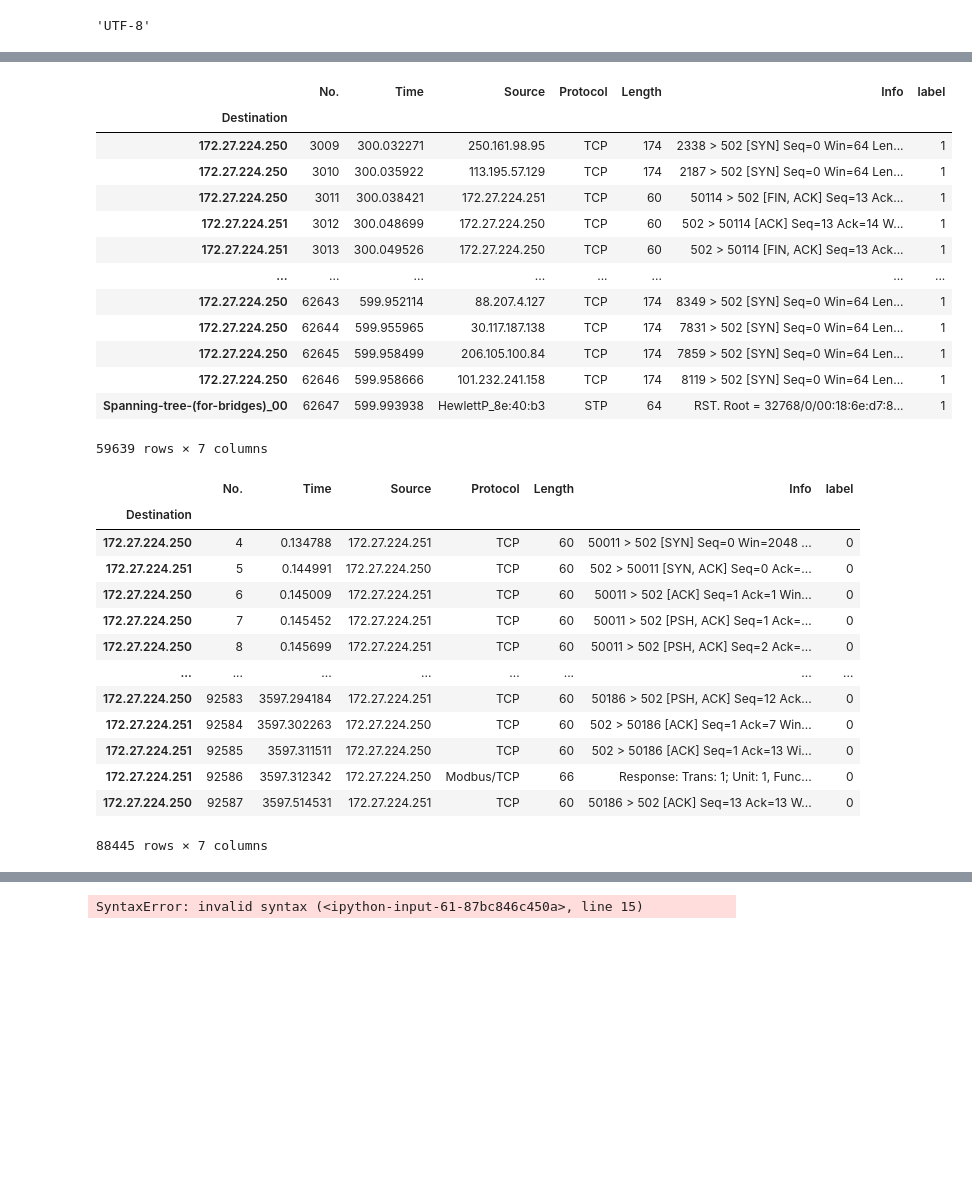
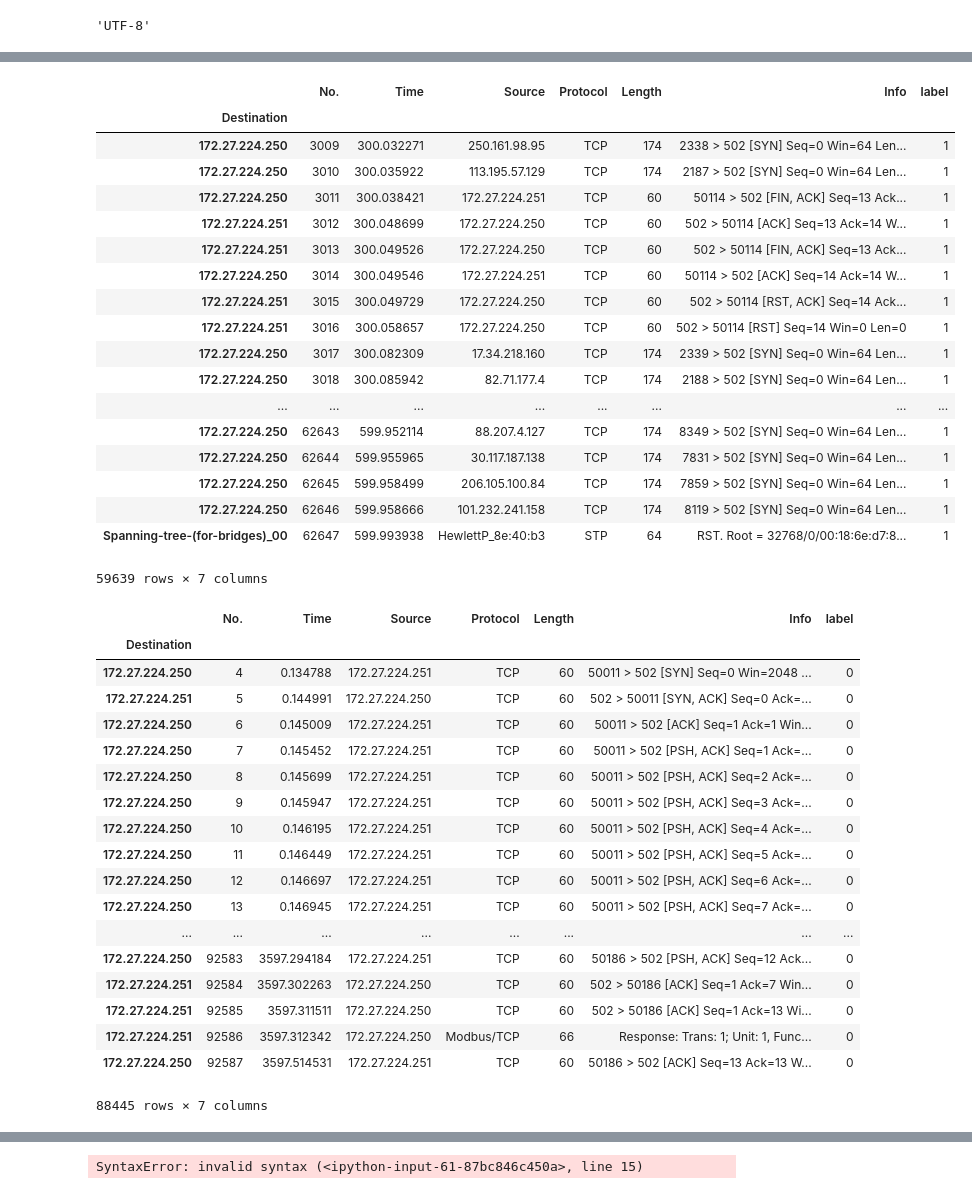
Before and after one commit to llllssss94/Modbus_AD, a Jupyter notebook: Thummim.ipynb, the cells around one changed output, grey strips where cells are left out. Cells and saved outputs as stored; diff of their text form; code cells hidden in the pictures; blank space fills up the shorter version.

```diff
--- a/Thummim.ipynb
+++ b/Thummim.ipynb
@@ -14,5 +90,4 @@ sys.stdout.encoding
 # %%
-data = pd.read_csv("/home/inns-sw/Thummim/datasets/tcpSYNflood5m-1h.csv", encoding="CP949")
+data = pd.read_csv("/home/inns-mainframe-1/Documents/GitHub/Modbus_AD/datasets/tcpSYNflood5m-1h.csv", encoding="CP949")
 # print(data.Source)
 data = data[["No.", "Time", "Source", "Destination", "Protocol", "Length", "Info"]]
-data
@@ -36,24 +97,29 @@ data = data.set_index(['Destination'])
 # %%
 label = []
 for line in data["Time"]:
     if line >= 300 and line <= 600:
         label.append(1)
     else:
         label.append(0)
 
 
 label = np.array(label)
 data["label"] = label
 
-data[data["label"] == 1]
+nor = data[data["label"] == 1]
 # %% [output]
 |  | No. | Time | Source | Protocol | Length | Info | label |
 | Destination |  |  |  |  |  |  |  |
 | 172.27.224.250 | 3009 | 300.032271 | 250.161.98.95 | TCP | 174 | 2338 > 502 [SYN] Seq=0 Win=64 Len... | 1 |
 | 172.27.224.250 | 3010 | 300.035922 | 113.195.57.129 | TCP | 174 | 2187 > 502 [SYN] Seq=0 Win=64 Len... | 1 |
 | 172.27.224.250 | 3011 | 300.038421 | 172.27.224.251 | TCP | 60 | 50114 > 502 [FIN, ACK] Seq=13 Ack... | 1 |
 | 172.27.224.251 | 3012 | 300.048699 | 172.27.224.250 | TCP | 60 | 502 > 50114 [ACK] Seq=13 Ack=14 W... | 1 |
 | 172.27.224.251 | 3013 | 300.049526 | 172.27.224.250 | TCP | 60 | 502 > 50114 [FIN, ACK] Seq=13 Ack... | 1 |
+| 172.27.224.250 | 3014 | 300.049546 | 172.27.224.251 | TCP | 60 | 50114 > 502 [ACK] Seq=14 Ack=14 W... | 1 |
+| 172.27.224.251 | 3015 | 300.049729 | 172.27.224.250 | TCP | 60 | 502 > 50114 [RST, ACK] Seq=14 Ack... | 1 |
+| 172.27.224.251 | 3016 | 300.058657 | 172.27.224.250 | TCP | 60 | 502 > 50114 [RST] Seq=14 Win=0 Len=0 | 1 |
+| 172.27.224.250 | 3017 | 300.082309 | 17.34.218.160 | TCP | 174 | 2339 > 502 [SYN] Seq=0 Win=64 Len... | 1 |
+| 172.27.224.250 | 3018 | 300.085942 | 82.71.177.4 | TCP | 174 | 2188 > 502 [SYN] Seq=0 Win=64 Len... | 1 |
 | ... | ... | ... | ... | ... | ... | ... | ... |
 | 172.27.224.250 | 62643 | 599.952114 | 88.207.4.127 | TCP | 174 | 8349 > 502 [SYN] Seq=0 Win=64 Len... | 1 |
 | 172.27.224.250 | 62644 | 599.955965 | 30.117.187.138 | TCP | 174 | 7831 > 502 [SYN] Seq=0 Win=64 Len... | 1 |
@@ -75,6 +141,11 @@ data
 | 172.27.224.250 | 6 | 0.145009 | 172.27.224.251 | TCP | 60 | 50011 > 502 [ACK] Seq=1 Ack=1 Win... | 0 |
 | 172.27.224.250 | 7 | 0.145452 | 172.27.224.251 | TCP | 60 | 50011 > 502 [PSH, ACK] Seq=1 Ack=... | 0 |
 | 172.27.224.250 | 8 | 0.145699 | 172.27.224.251 | TCP | 60 | 50011 > 502 [PSH, ACK] Seq=2 Ack=... | 0 |
+| 172.27.224.250 | 9 | 0.145947 | 172.27.224.251 | TCP | 60 | 50011 > 502 [PSH, ACK] Seq=3 Ack=... | 0 |
+| 172.27.224.250 | 10 | 0.146195 | 172.27.224.251 | TCP | 60 | 50011 > 502 [PSH, ACK] Seq=4 Ack=... | 0 |
+| 172.27.224.250 | 11 | 0.146449 | 172.27.224.251 | TCP | 60 | 50011 > 502 [PSH, ACK] Seq=5 Ack=... | 0 |
+| 172.27.224.250 | 12 | 0.146697 | 172.27.224.251 | TCP | 60 | 50011 > 502 [PSH, ACK] Seq=6 Ack=... | 0 |
+| 172.27.224.250 | 13 | 0.146945 | 172.27.224.251 | TCP | 60 | 50011 > 502 [PSH, ACK] Seq=7 Ack=... | 0 |
 | ... | ... | ... | ... | ... | ... | ... | ... |
 | 172.27.224.250 | 92583 | 3597.294184 | 172.27.224.251 | TCP | 60 | 50186 > 502 [PSH, ACK] Seq=12 Ack... | 0 |
 | 172.27.224.251 | 92584 | 3597.302263 | 172.27.224.250 | TCP | 60 | 502 > 50186 [ACK] Seq=1 Ack=7 Win... | 0 |
```
Also changed, not shown: parts of 5 cells of this notebook, 8 other files.
